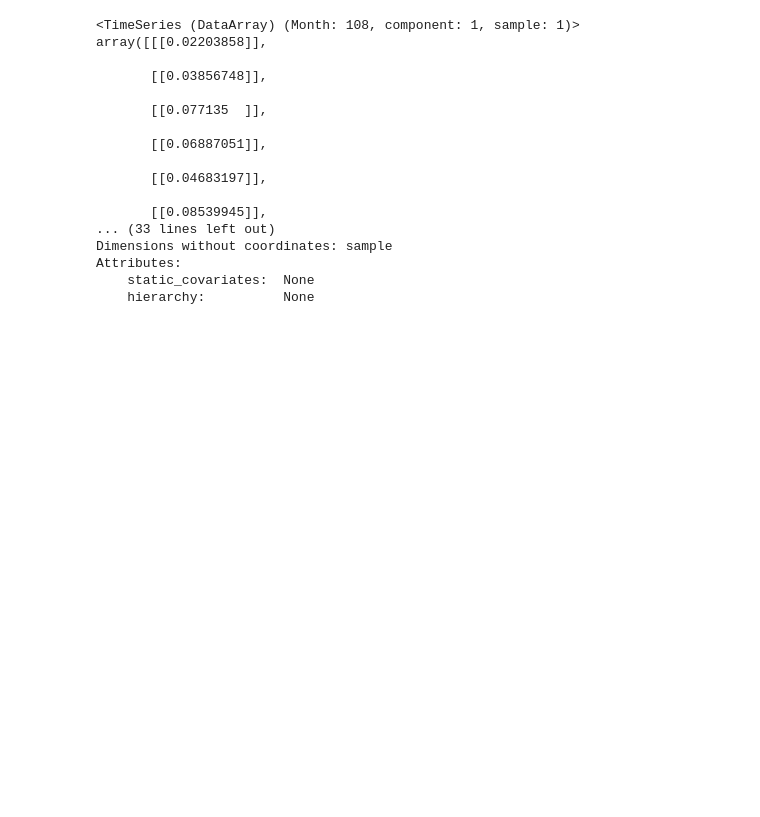
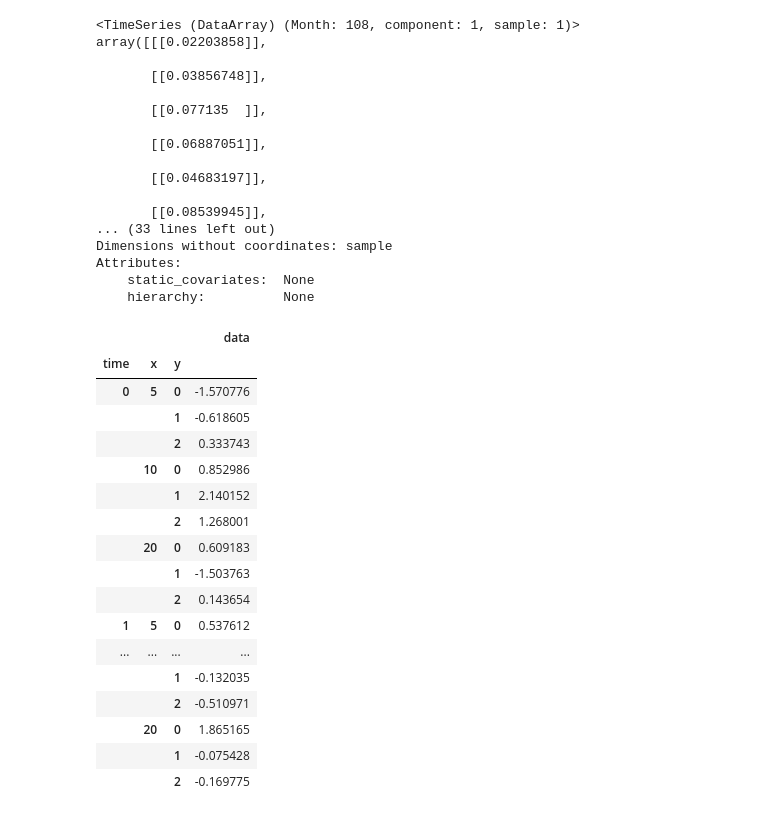
Before and after one commit to MahdiGilany/ts_snr, a Jupyter notebook: notebooks/1_Darts_test_Mahdi_23_5.ipynb, the cells around one changed output. Drawn from its saved outputs; the diff is of its cells as text; code cells hidden in the pictures; blank space fills up the shorter version.

```diff
--- a/notebooks/1_Darts_test_Mahdi_23_5.ipynb
+++ b/notebooks/1_Darts_test_Mahdi_23_5.ipynb
@@ -346,3 +346,27 @@ Dimensions without coordinates: sample
 Attributes:
     static_covariates:  None
     hierarchy:          None
+# %%
+import xarray as xr
+data = xr.DataArray(np.random.randn(2, 3, 3), dims=("time", "x", "y"), coords={"time": [0,1], "x":[5,10,20]}, name="data")
+# %%
+data.to_dataframe()
+# %% [output]
+|  |  |  | data |
+| time | x | y |  |
+| 0 | 5 | 0 | -1.570776 |
+|  |  | 1 | -0.618605 |
+|  |  | 2 | 0.333743 |
+|  | 10 | 0 | 0.852986 |
+|  |  | 1 | 2.140152 |
+|  |  | 2 | 1.268001 |
+|  | 20 | 0 | 0.609183 |
+|  |  | 1 | -1.503763 |
+|  |  | 2 | 0.143654 |
+| 1 | 5 | 0 | 0.537612 |
+| ... | ... | ... | ... |
+|  |  | 1 | -0.132035 |
+|  |  | 2 | -0.510971 |
+|  | 20 | 0 | 1.865165 |
+|  |  | 1 | -0.075428 |
+|  |  | 2 | -0.169775 |
```
Also changed, not shown: parts of 2 cells of this notebook, 1 other file.
